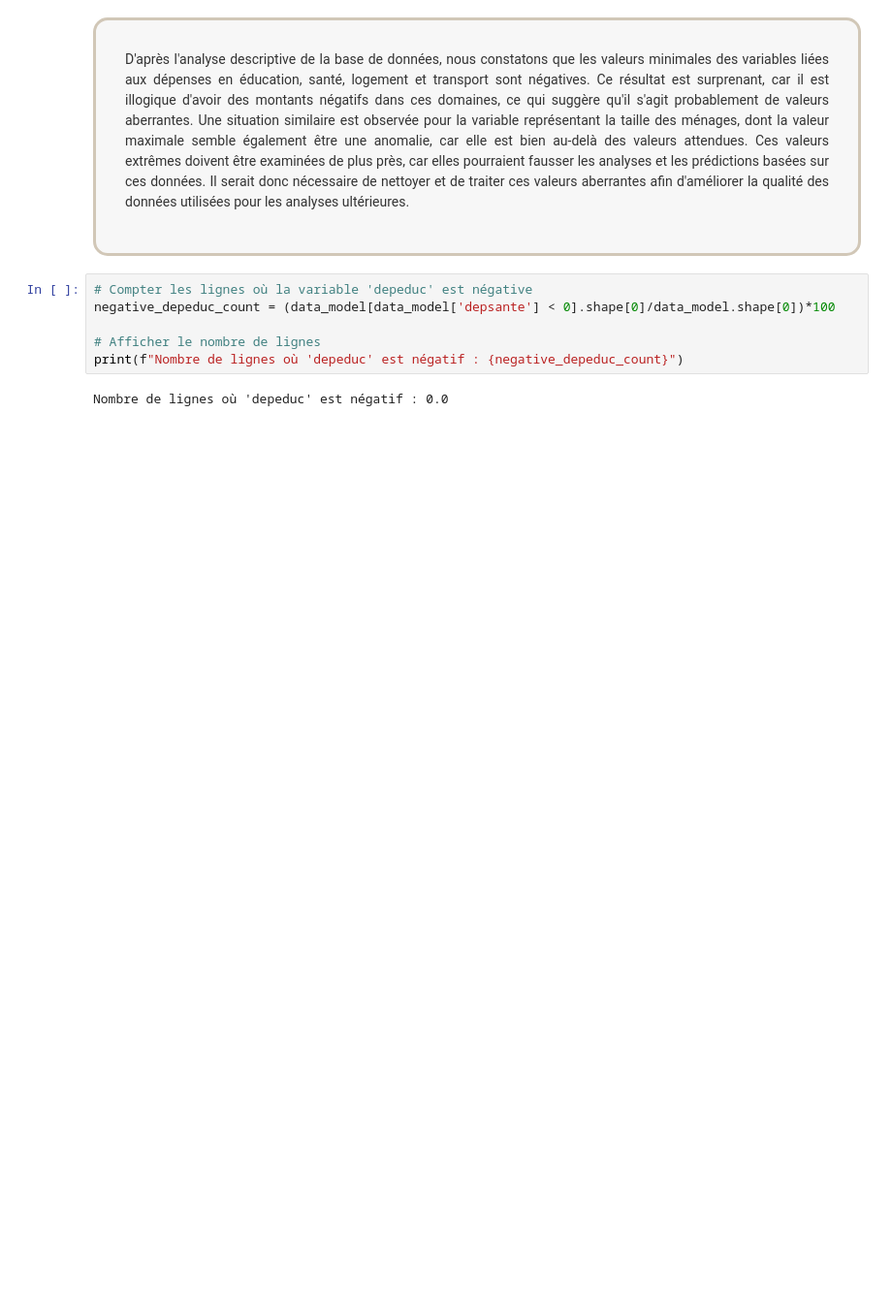
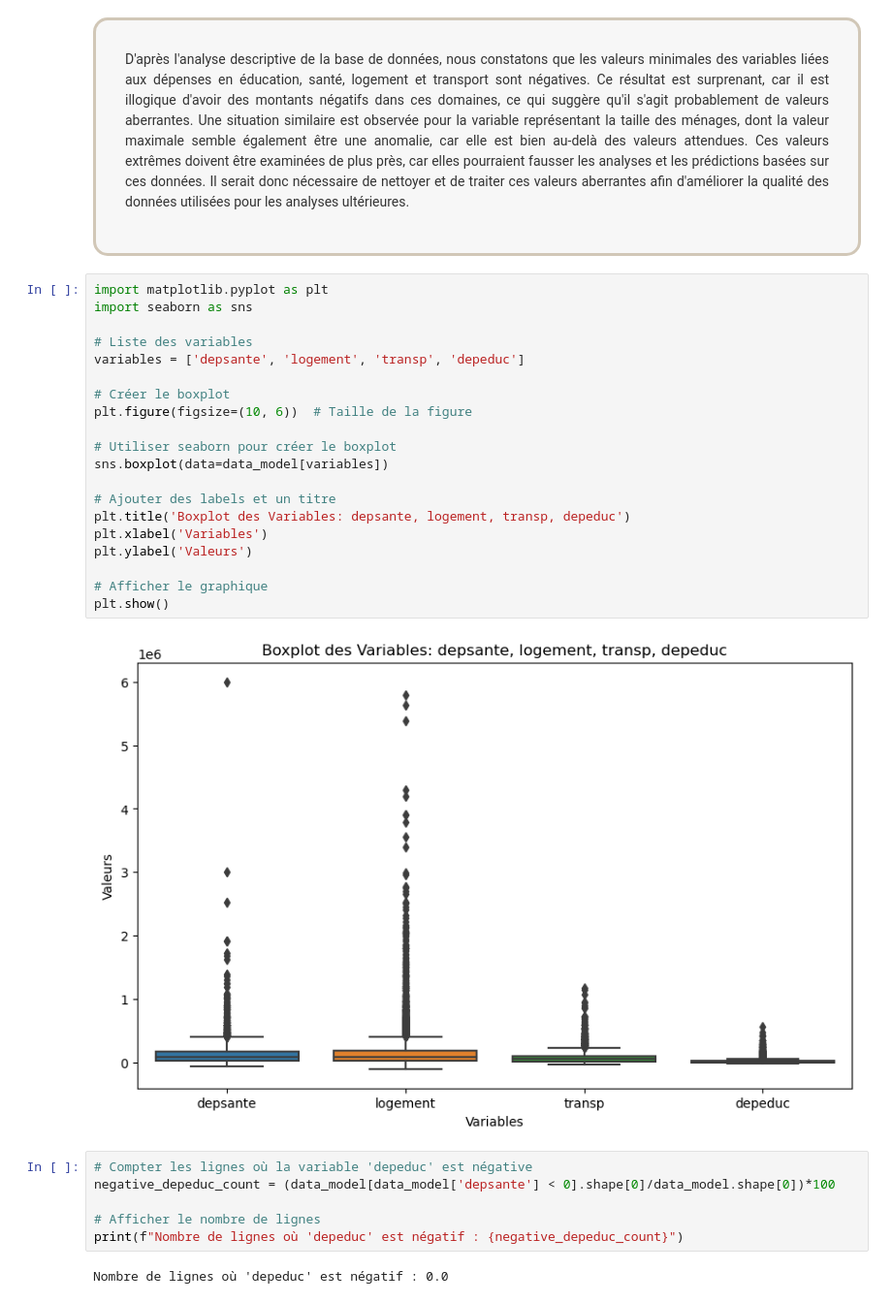
Before and after one commit to diallo05/Projet_Machine_learning, a Jupyter notebook: Project_ML.ipynb, the cells around one changed output. Shown at 97% size. Drawn from its saved outputs; the diff is of its cells as text; blank space fills up the shorter version.

```diff
--- a/Project_ML.ipynb
+++ b/Project_ML.ipynb
@@ -216,6 +263,28 @@ round(data_model.describe(), 2)
    D'après l'analyse descriptive de la base de données, nous constatons que les valeurs minimales des variables liées aux dépenses en éducation, santé, logement et transport sont négatives. Ce résultat est surprenant, car il est illogique d'avoir des montants négatifs dans ces domaines, ce qui suggère qu'il s'agit probablement de valeurs aberrantes. Une situation similaire est observée pour la variable représentant la taille des ménages, dont la valeur maximale semble également être une anomalie, car elle est bien au-delà des valeurs attendues. Ces valeurs extrêmes doivent être examinées de plus près, car elles pourraient fausser les analyses et les prédictions basées sur ces données. Il serait donc nécessaire de nettoyer et de traiter ces valeurs aberrantes afin d'améliorer la qualité des données utilisées pour les analyses ultérieures.
   </p>
 </div>
+# %%
+import matplotlib.pyplot as plt
+import seaborn as sns
+
+# Liste des variables
+variables = ['depsante', 'logement', 'transp', 'depeduc']
+
+# Créer le boxplot
+plt.figure(figsize=(10, 6))  # Taille de la figure
+
+# Utiliser seaborn pour créer le boxplot
+sns.boxplot(data=data_model[variables])
+
+# Ajouter des labels et un titre
+plt.title('Boxplot des Variables: depsante, logement, transp, depeduc')
+plt.xlabel('Variables')
+plt.ylabel('Valeurs')
+
+# Afficher le graphique
+plt.show()
+# %% [output]
+[figure, added]
 # %%
 # Compter les lignes où la variable 'depeduc' est négative
 negative_depeduc_count = (data_model[data_model['depsante'] < 0].shape[0]/data_model.shape[0])*100
```
Also changed, not shown: parts of 29 cells of this notebook, 1 other file.
